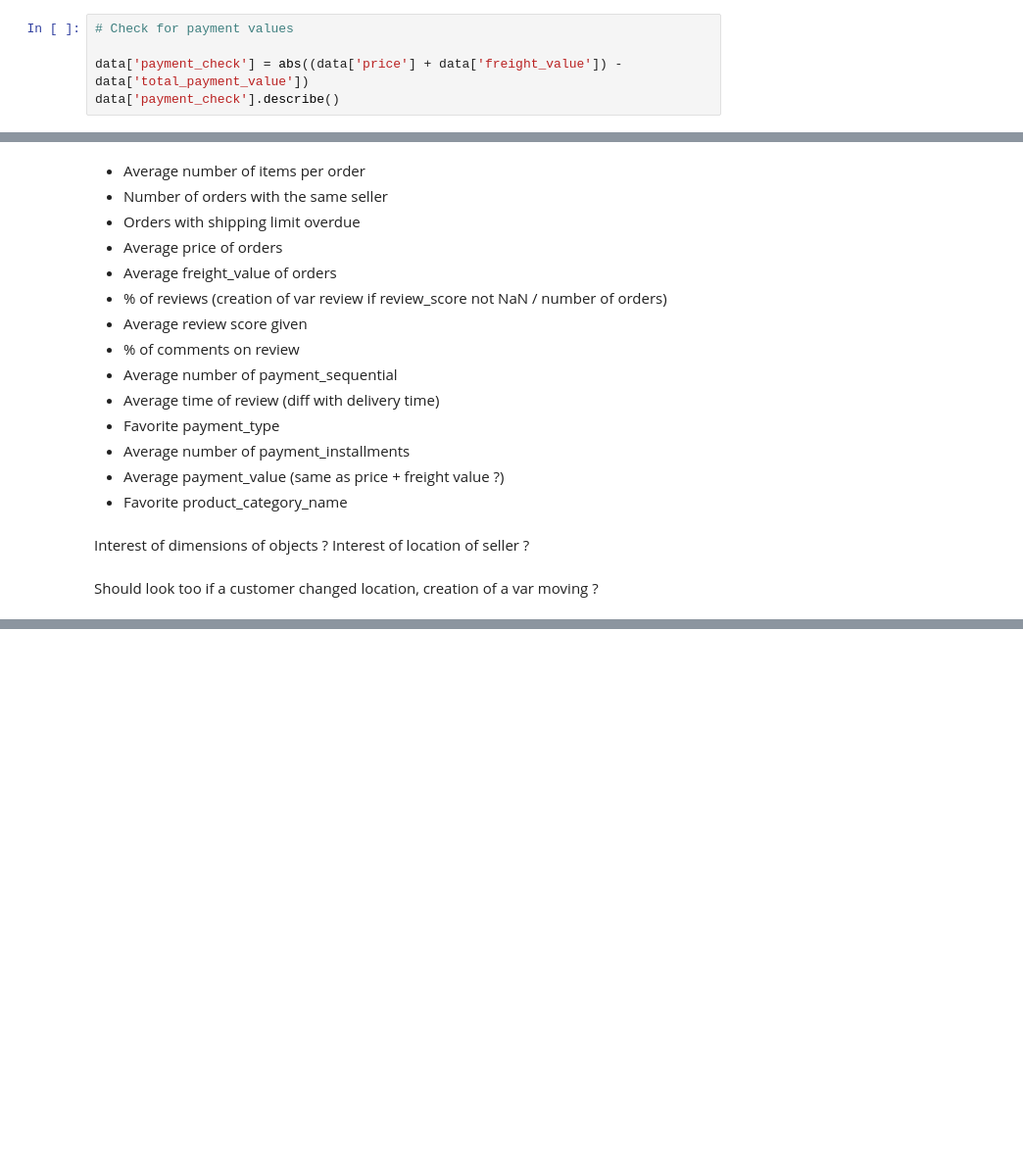
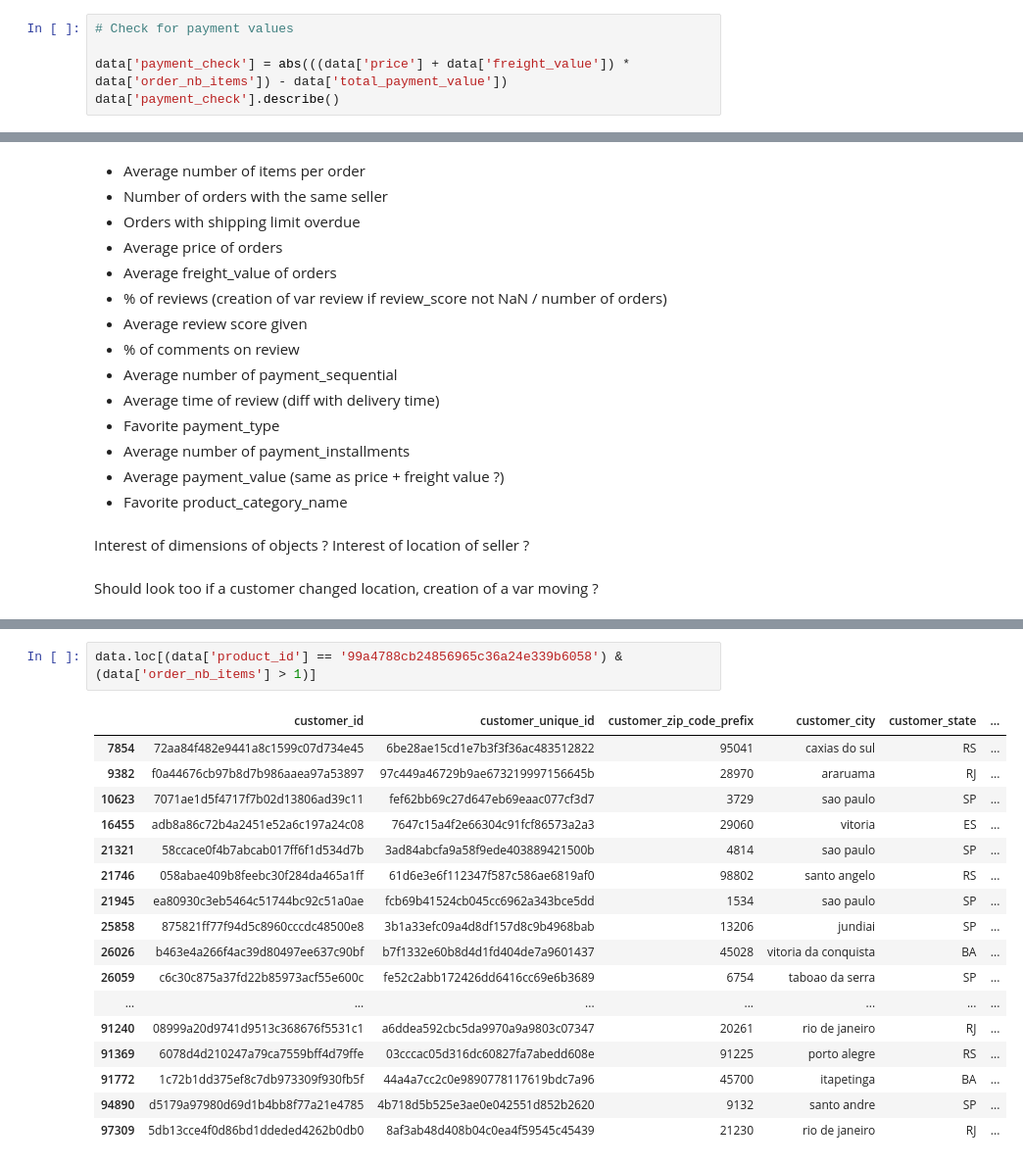
Before and after one commit to RobinPbt/P5-Openclassrooms, a Jupyter notebook: P5_cleaning.ipynb, the cells around one changed output, grey strips where cells are left out. Shown at 98% size. Cells and saved outputs as stored; diff of their text form; blank space fills up the shorter version.

```diff
--- a/P5_cleaning.ipynb
+++ b/P5_cleaning.ipynb
@@ -1169,6 +1186,6 @@ First look on values :
 # %%
 # Check for payment values
 
-data['payment_check'] = abs((data['price'] + data['freight_value']) - data['total_payment_value'])
+data['payment_check'] = abs(((data['price'] + data['freight_value']) * data['order_nb_items']) - data['total_payment_value'])
 data['payment_check'].describe()
 # %% [output]
@@ -1534,0 +1613,20 @@ Should look too if a customer changed location, creation of a var moving ?
+# %%
+data.loc[(data['product_id'] == '99a4788cb24856965c36a24e339b6058') & (data['order_nb_items'] > 1)]
+# %% [output]
+|  | customer_id | customer_unique_id | customer_zip_code_prefix | customer_city | customer_state | ... |
+| 7854 | 72aa84f482e9441a8c1599c07d734e45 | 6be28ae15cd1e7b3f3f36ac483512822 | 95041 | caxias do sul | RS | ... |
+| 9382 | f0a44676cb97b8d7b986aaea97a53897 | 97c449a46729b9ae673219997156645b | 28970 | araruama | RJ | ... |
+| 10623 | 7071ae1d5f4717f7b02d13806ad39c11 | fef62bb69c27d647eb69eaac077cf3d7 | 3729 | sao paulo | SP | ... |
+| 16455 | adb8a86c72b4a2451e52a6c197a24c08 | 7647c15a4f2e66304c91fcf86573a2a3 | 29060 | vitoria | ES | ... |
+| 21321 | 58ccace0f4b7abcab017ff6f1d534d7b | 3ad84abcfa9a58f9ede403889421500b | 4814 | sao paulo | SP | ... |
+| 21746 | 058abae409b8feebc30f284da465a1ff | 61d6e3e6f112347f587c586ae6819af0 | 98802 | santo angelo | RS | ... |
+| 21945 | ea80930c3eb5464c51744bc92c51a0ae | fcb69b41524cb045cc6962a343bce5dd | 1534 | sao paulo | SP | ... |
+| 25858 | 875821ff77f94d5c8960cccdc48500e8 | 3b1a33efc09a4d8df157d8c9b4968bab | 13206 | jundiai | SP | ... |
+| 26026 | b463e4a266f4ac39d80497ee637c90bf | b7f1332e60b8d4d1fd404de7a9601437 | 45028 | vitoria da conquista | BA | ... |
+| 26059 | c6c30c875a37fd22b85973acf55e600c | fe52c2abb172426dd6416cc69e6b3689 | 6754 | taboao da serra | SP | ... |
+| ... | ... | ... | ... | ... | ... | ... |
+| 91240 | 08999a20d9741d9513c368676f5531c1 | a6ddea592cbc5da9970a9a9803c07347 | 20261 | rio de janeiro | RJ | ... |
+| 91369 | 6078d4d210247a79ca7559bff4d79ffe | 03cccac05d316dc60827fa7abedd608e | 91225 | porto alegre | RS | ... |
+| 91772 | 1c72b1dd375ef8c7db973309f930fb5f | 44a4a7cc2c0e9890778117619bdc7a96 | 45700 | itapetinga | BA | ... |
+| 94890 | d5179a97980d69d1b4bb8f77a21e4785 | 4b718d5b525e3ae0e042551d852b2620 | 9132 | santo andre | SP | ... |
+| 97309 | 5db13cce4f0d86bd1ddeded4262b0db0 | 8af3ab48d408b04c0ea4f59545c45439 | 21230 | rio de janeiro | RJ | ... |
```
Also changed, not shown: parts of 40 cells of this notebook.
